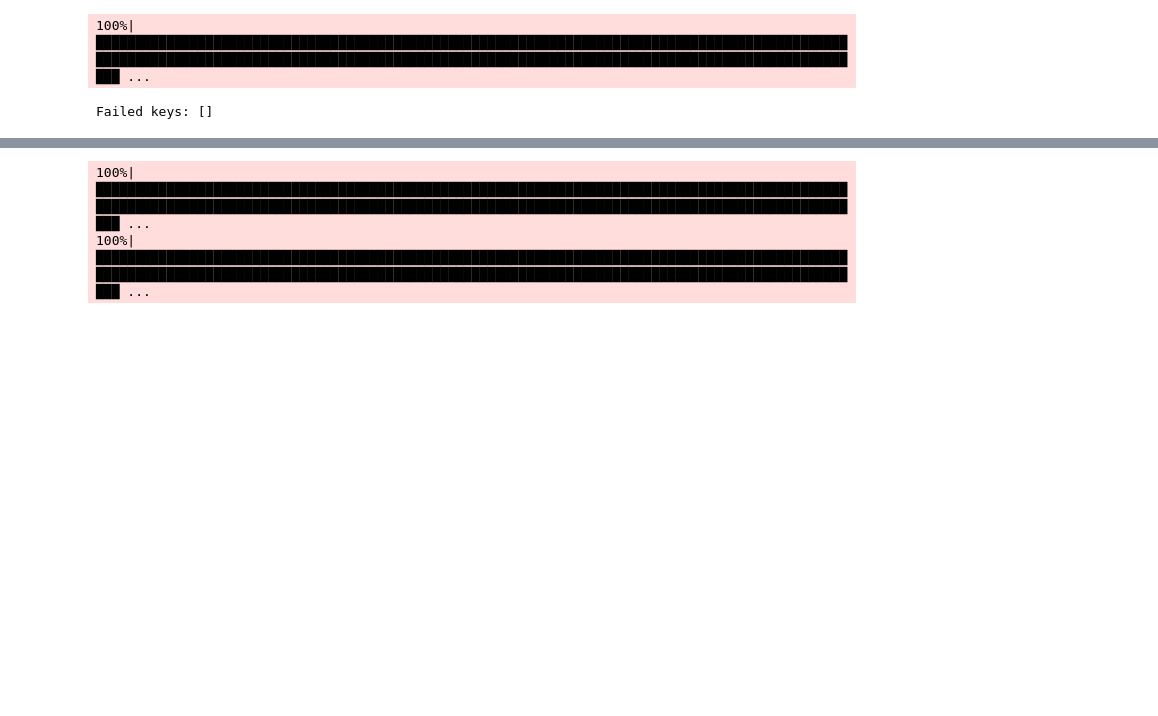
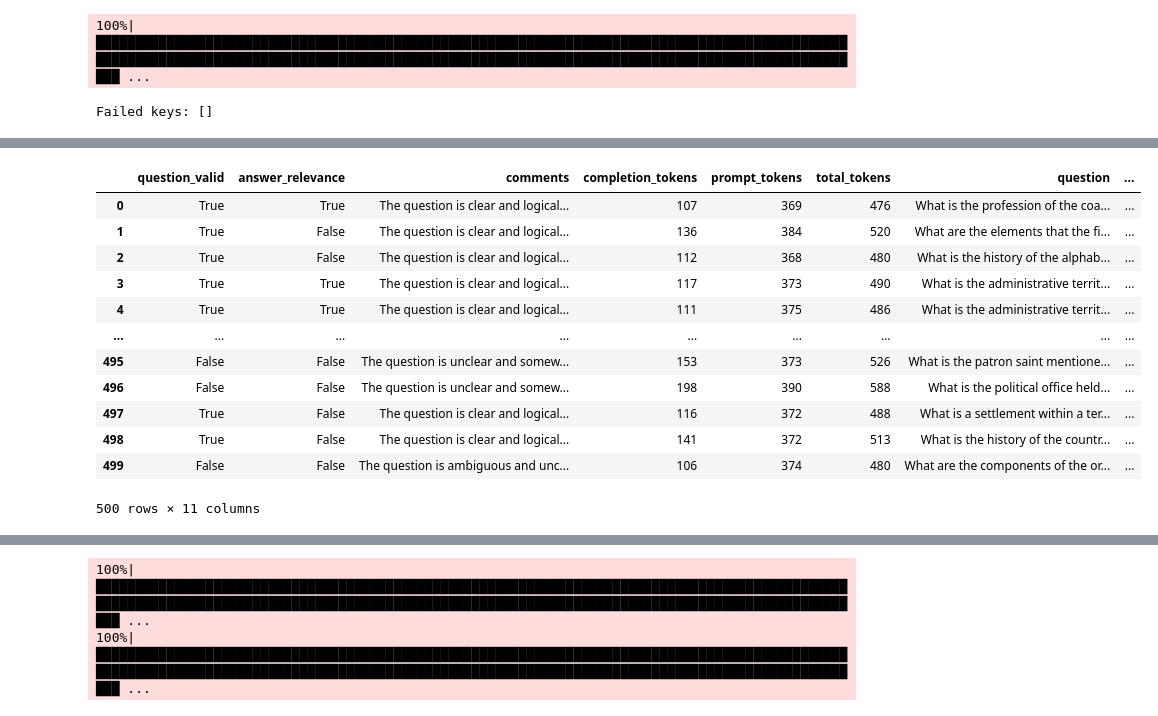
Before and after one commit to PreetamDammu/ClaimBenchKG, a Jupyter notebook: validation_script.ipynb, the cells around one changed output, grey strips where cells are left out. Drawn from its saved outputs; the diff is of its cells as text; code cells hidden in the pictures; blank space fills up the shorter version.

```diff
--- a/validation_script.ipynb
+++ b/validation_script.ipynb
@@ -111,0 +117,3 @@ np.save('outputs/prompts_dict500.npy', prompts_dict)
+# %%
+
+processed_responses = query_openai_model_batch(prompts_list, max_workers=10)
@@ -111,0 +122,2 @@ np.save('outputs/prompts_dict500.npy', prompts_dict)
+# %%
+processed_responses = dict(sorted(processed_responses.items()))
@@ -111,0 +177,16 @@ np.save('outputs/prompts_dict500.npy', prompts_dict)
+# %%
+res_df
+# %% [output]
+|  | question_valid | answer_relevance | comments | completion_tokens | prompt_tokens | total_tokens | question | ... |
+| 0 | True | True | The question is clear and logical... | 107 | 369 | 476 | What is the profession of the coa... | ... |
+| 1 | True | False | The question is clear and logical... | 136 | 384 | 520 | What are the elements that the fi... | ... |
+| 2 | True | False | The question is clear and logical... | 112 | 368 | 480 | What is the history of the alphab... | ... |
+| 3 | True | True | The question is clear and logical... | 117 | 373 | 490 | What is the administrative territ... | ... |
+| 4 | True | True | The question is clear and logical... | 111 | 375 | 486 | What is the administrative territ... | ... |
+| ... | ... | ... | ... | ... | ... | ... | ... | ... |
+| 495 | False | False | The question is unclear and somew... | 153 | 373 | 526 | What is the patron saint mentione... | ... |
+| 496 | False | False | The question is unclear and somew... | 198 | 390 | 588 | What is the political office held... | ... |
+| 497 | True | False | The question is clear and logical... | 116 | 372 | 488 | What is a settlement within a ter... | ... |
+| 498 | True | False | The question is clear and logical... | 141 | 372 | 513 | What is the history of the countr... | ... |
+| 499 | False | False | The question is ambiguous and unc... | 106 | 374 | 480 | What are the components of the or... | ... |
+500 rows × 11 columns
```
Also changed, not shown: parts of 19 cells of this notebook, 2 other files.
